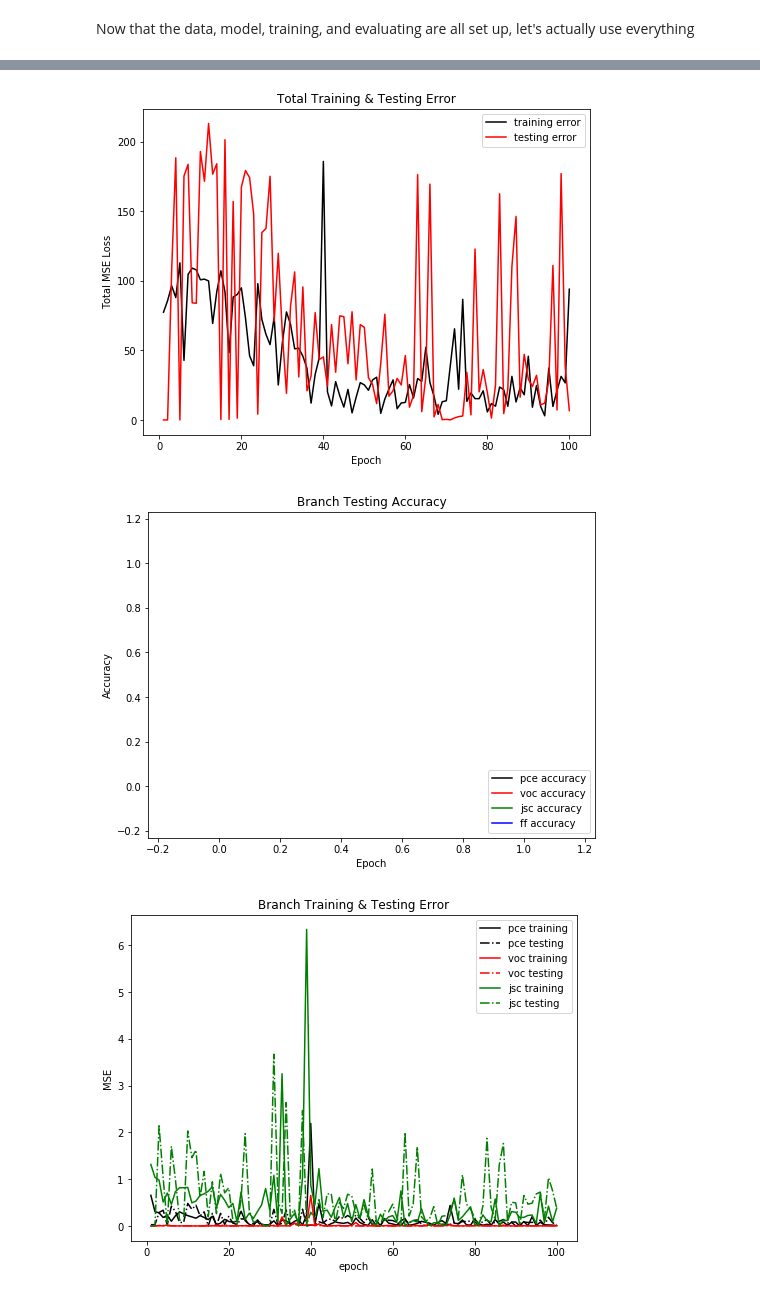
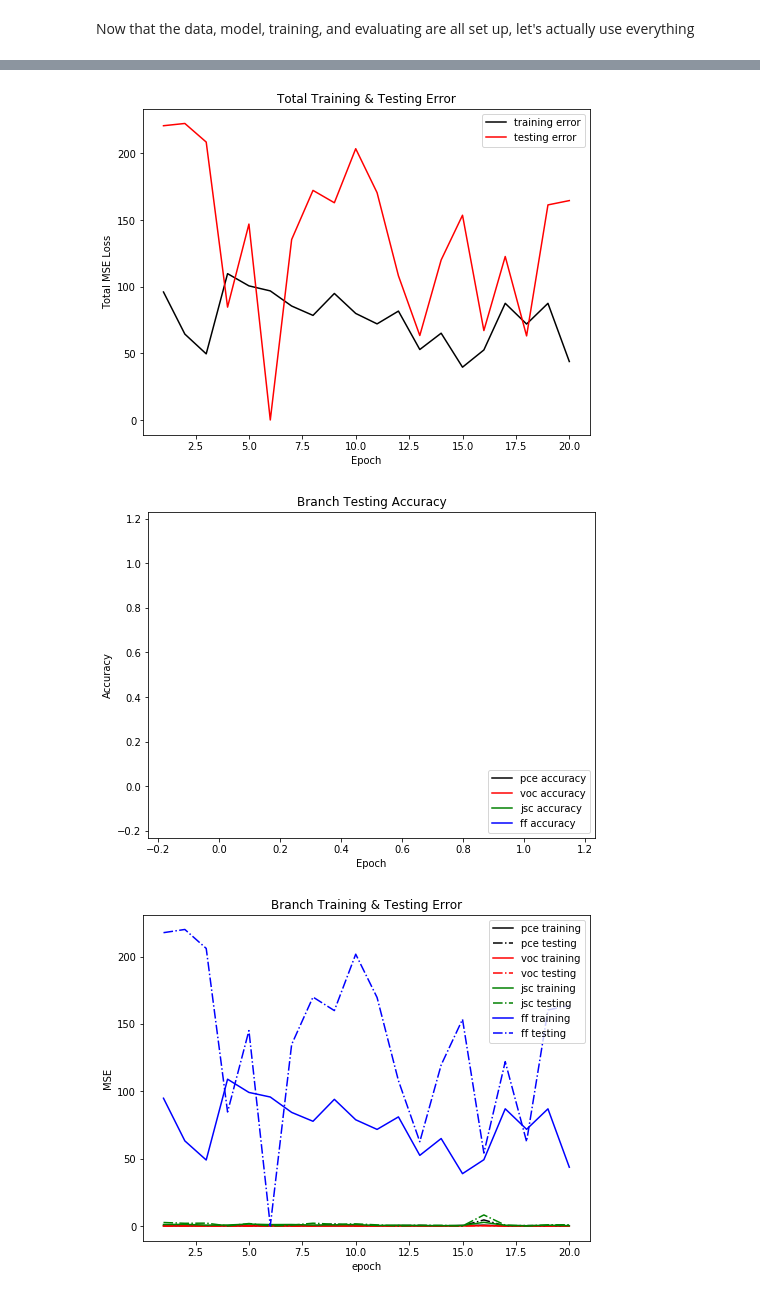
Before and after one commit to wesleyktatum/MatMAP, a Jupyter notebook: ipynb/OPV_NN2.ipynb, the cells around one changed output, grey strips where cells are left out. Saved outputs shown, nothing was run; the diff lists cells and outputs as text; code cells hidden in the pictures.

```diff
--- a/ipynb/OPV_NN2.ipynb
+++ b/ipynb/OPV_NN2.ipynb
@@ -41,7 +42,7 @@ total_df.head()
 | 4 | 4 | 30 | 100 | 7 | 4 | 20.647291 | 35.791550 | 8.412561 | ... |
 # %%
 # Hyper parameters
-num_epochs = 100
+num_epochs = 20
 batch_size = int(len(total_df['PCE'])*0.8*0.5) # 50% of x_train samples
 learning_rate = 0.0005
 
@@ -397,32 +398,32 @@ ax.set_xlabel('Epoch')
 ax.set_ylabel('Accuracy')
 plt.show()
 # %% [output]
-[figure, old version]
+[figure, new version]
 [figure]
 # %%
 fig, ax = plt.subplots(figsize = (8,6))
 
 epochs = np.arange(1, (num_epochs+1), 1)
 
 plt.plot(epochs, pce_train_epoch_losses, c = 'k', label = 'pce training')
 plt.plot(epochs, pce_test_epoch_losses, '-.', c = 'k', label = 'pce testing')
 
 plt.plot(epochs, voc_train_epoch_losses, c = 'r', label = 'voc training')
 plt.plot(epochs, voc_test_epoch_losses, '-.', c = 'r', label = 'voc testing')
 
 plt.plot(epochs, jsc_train_epoch_losses, c = 'g', label = 'jsc training')
 plt.plot(epochs, jsc_test_epoch_losses, '-.', c = 'g', label = 'jsc testing') #This error is second worst
 
-# plt.plot(epochs, ff_train_epoch_losses, c = 'b', label = 'ff training')
-# plt.plot(epochs, ff_test_epoch_losses, '-.', c = 'b', label = 'ff testing') #This error is by far the worst
+plt.plot(epochs, ff_train_epoch_losses, c = 'b', label = 'ff training')
+plt.plot(epochs, ff_test_epoch_losses, '-.', c = 'b', label = 'ff testing') #This error is by far the worst
 
 plt.legend(loc = 'upper right')
 plt.title("Branch Training & Testing Error")
 ax.set_xlabel('epoch')
 ax.set_ylabel('MSE')
 plt.show()
 # %% [output]
-[figure, old version]
+[figure, new version]
 # %%
 model.eval()
 
```
Also changed, not shown: parts of 3 cells of this notebook, 8 other files.
